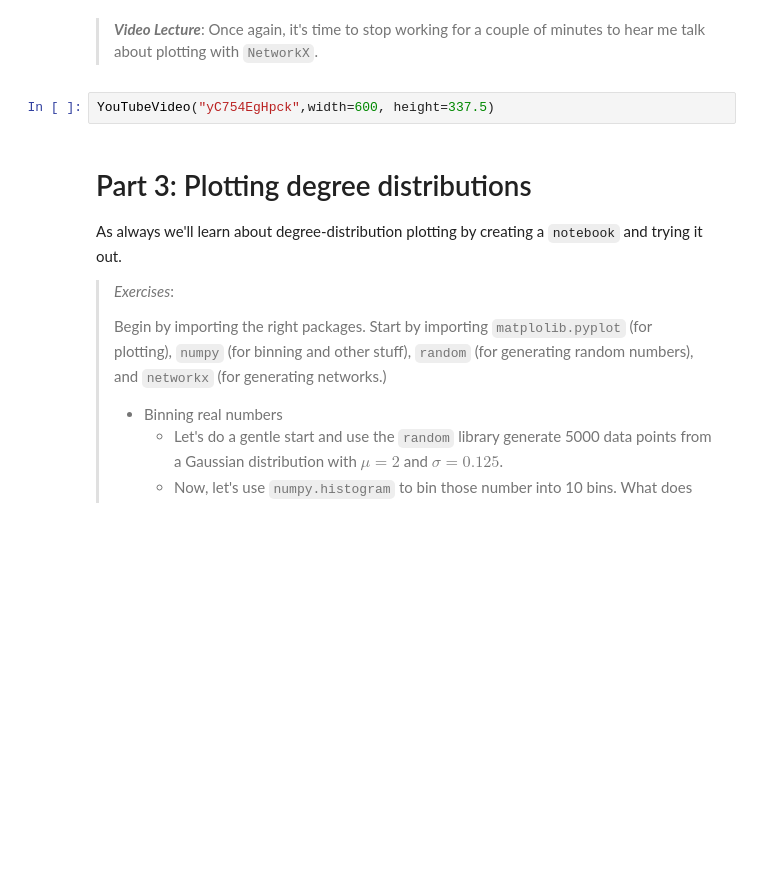
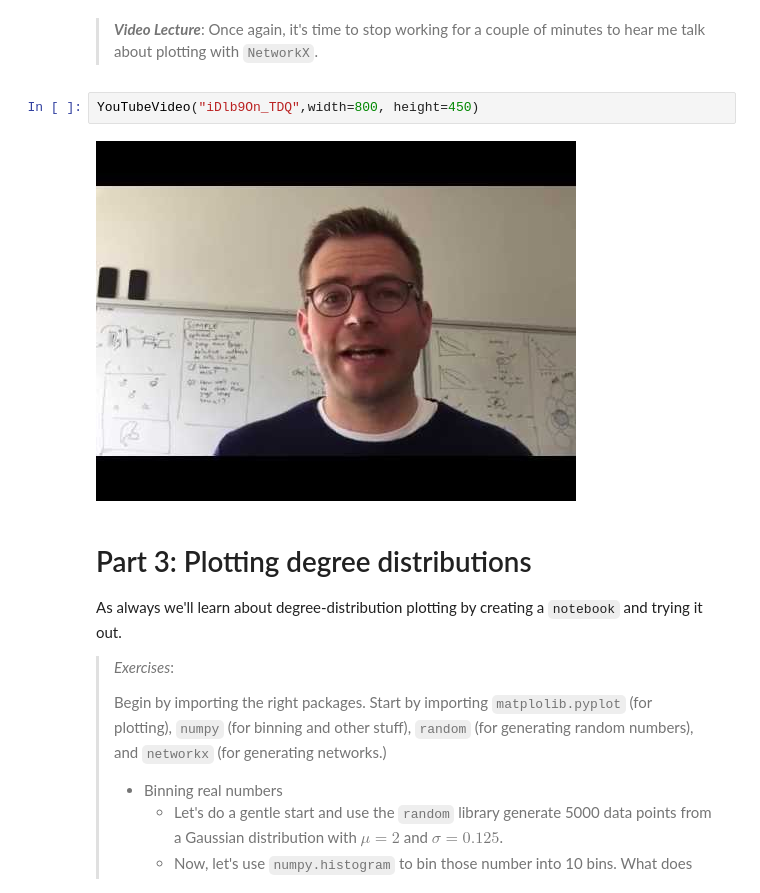
Before and after one commit to suneman/socialgraphs2016, a Jupyter notebook: lectures/Week2.ipynb, the cells around one changed output. Cells and saved outputs as stored; diff of their text form; blank space fills up the shorter version.

```diff
--- a/lectures/Week2.ipynb
+++ b/lectures/Week2.ipynb
@@ -61,7 +65,9 @@ YouTubeVideo("yC754EgHpck",width=600, height=337.5)
 > **_Video Lecture_**: Once again, it's time to stop working for a couple of minutes to hear me talk about plotting with `NetworkX`.
 >
 # %%
-YouTubeVideo("yC754EgHpck",width=600, height=337.5)
+YouTubeVideo("iDlb9On_TDQ",width=800, height=450)
+# %% [output]
+[figure, added]
 # %% [markdown]
 # Part 3: Plotting degree distributions
 
```
Also changed, not shown: parts of 3 cells of this notebook.
